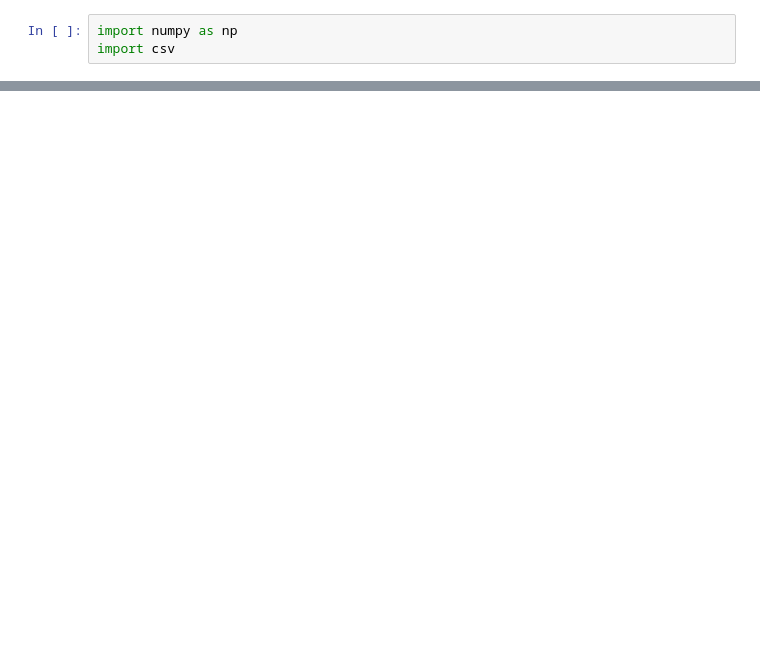
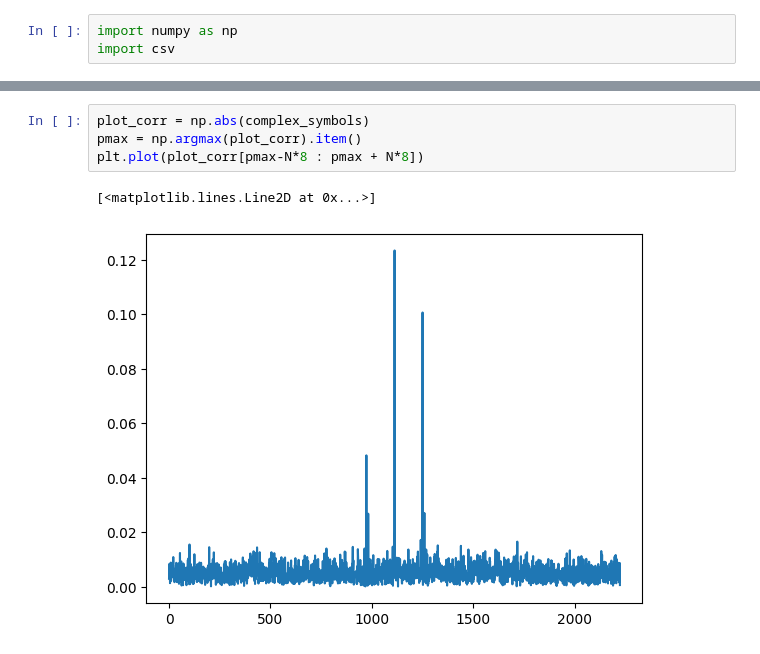
Before and after one commit to navya-xx/OTA-C, a Jupyter notebook: cpp/save_corr_data_analysis.ipynb, the cells around one changed output, grey strips where cells are left out. Cells and saved outputs as stored; diff of their text form; blank space fills up the shorter version.

```diff
--- a/cpp/save_corr_data_analysis.ipynb
+++ b/cpp/save_corr_data_analysis.ipynb
@@ -59,0 +46,7 @@ NameError: name 'peaks' is not defined
+# %%
+plot_corr = np.abs(complex_symbols)
+pmax = np.argmax(plot_corr).item()
+plt.plot(plot_corr[pmax-N*8 : pmax + N*8])
+# %% [output]
+[<matplotlib.lines.Line2D at 0x...>]
+[figure, added]
```
Also changed, not shown: parts of 5 cells of this notebook, 1 other file.
